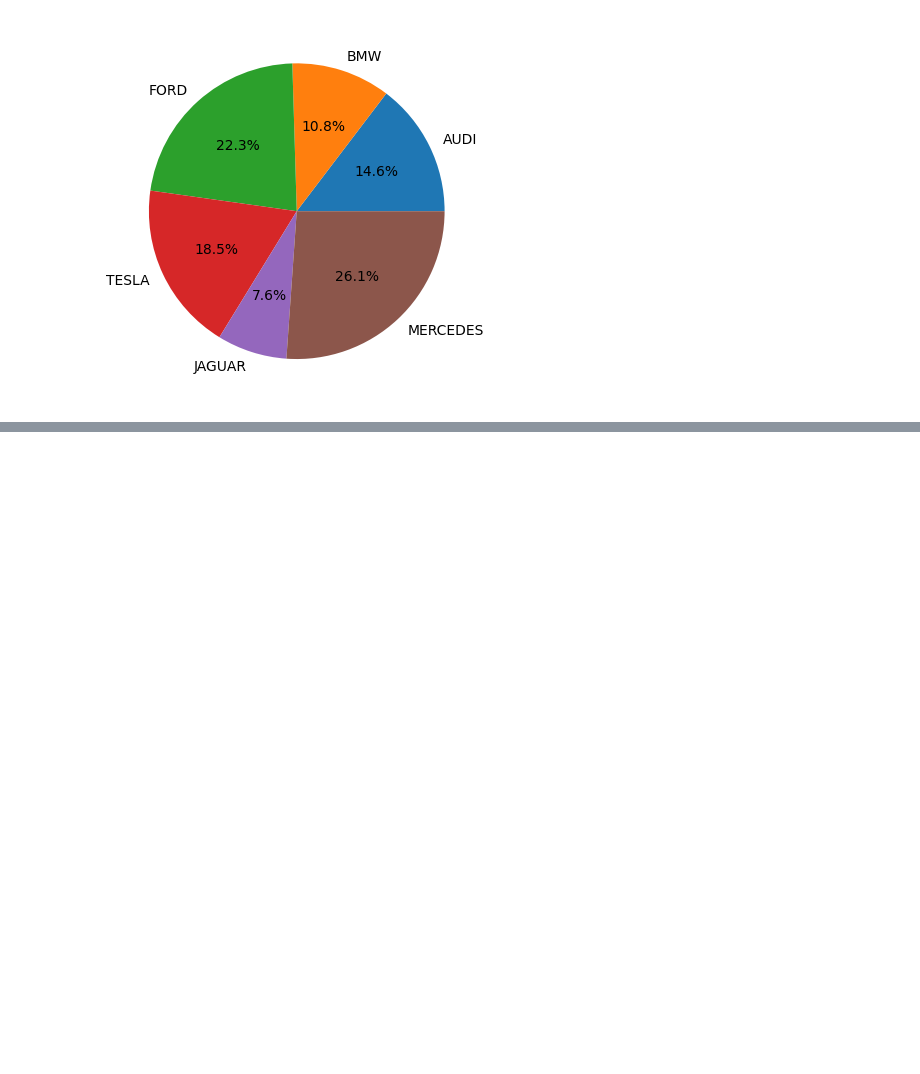
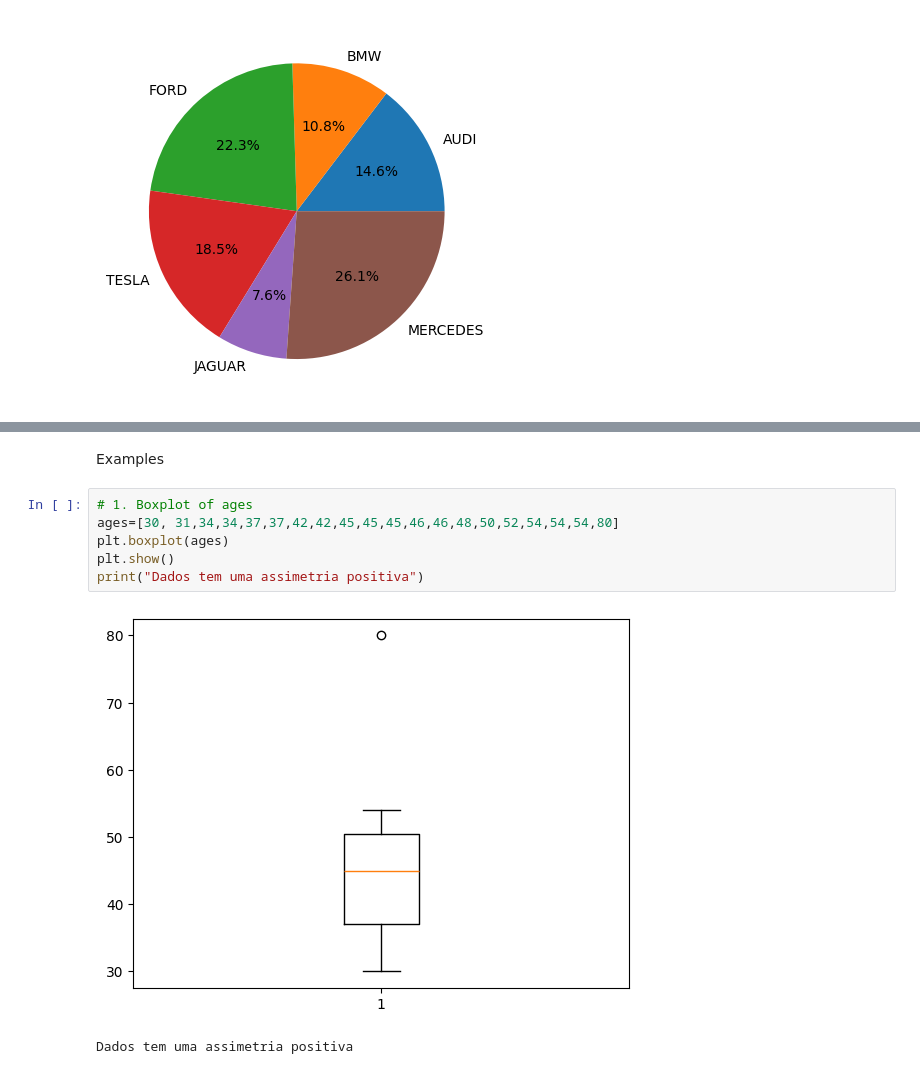
Before and after one commit to Jaimepelembe/Data_analyst_bootcamp_from_basics_to_advanced, a Jupyter notebook: S4_Data_Analysis/5_matplotlib.ipynb, the cells around one changed output, grey strips where cells are left out. Drawn from its saved outputs; the diff is of its cells as text; blank space fills up the shorter version.

Commit message:
Added the dataset athlete_events.csv and created some boxplots.

```diff
--- a/S4_Data_Analysis/5_matplotlib.ipynb
+++ b/S4_Data_Analysis/5_matplotlib.ipynb
@@ -376,0 +426,11 @@ plt.show()
+# %% [markdown]
+Examples
+# %%
+# 1. Boxplot of ages
+ages=[30, 31,34,34,37,37,42,42,45,45,45,46,46,48,50,52,54,54,54,80]
+plt.boxplot(ages)
+plt.show()
+print("Dados tem uma assimetria positiva")
+# %% [output]
+[figure, added]
+Dados tem uma assimetria positiva
```
Also changed, not shown: parts of 10 cells of this notebook, 2 other files.
